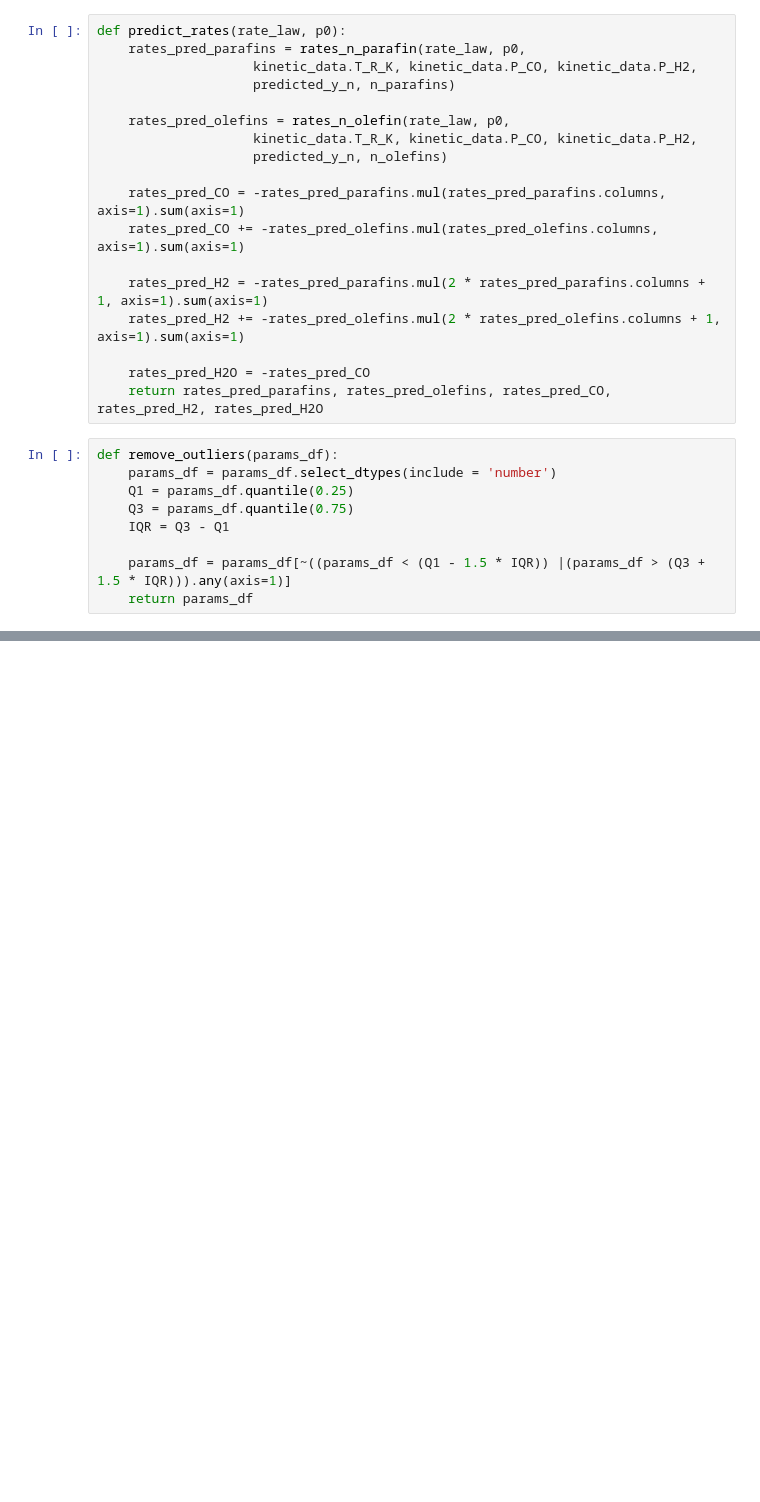
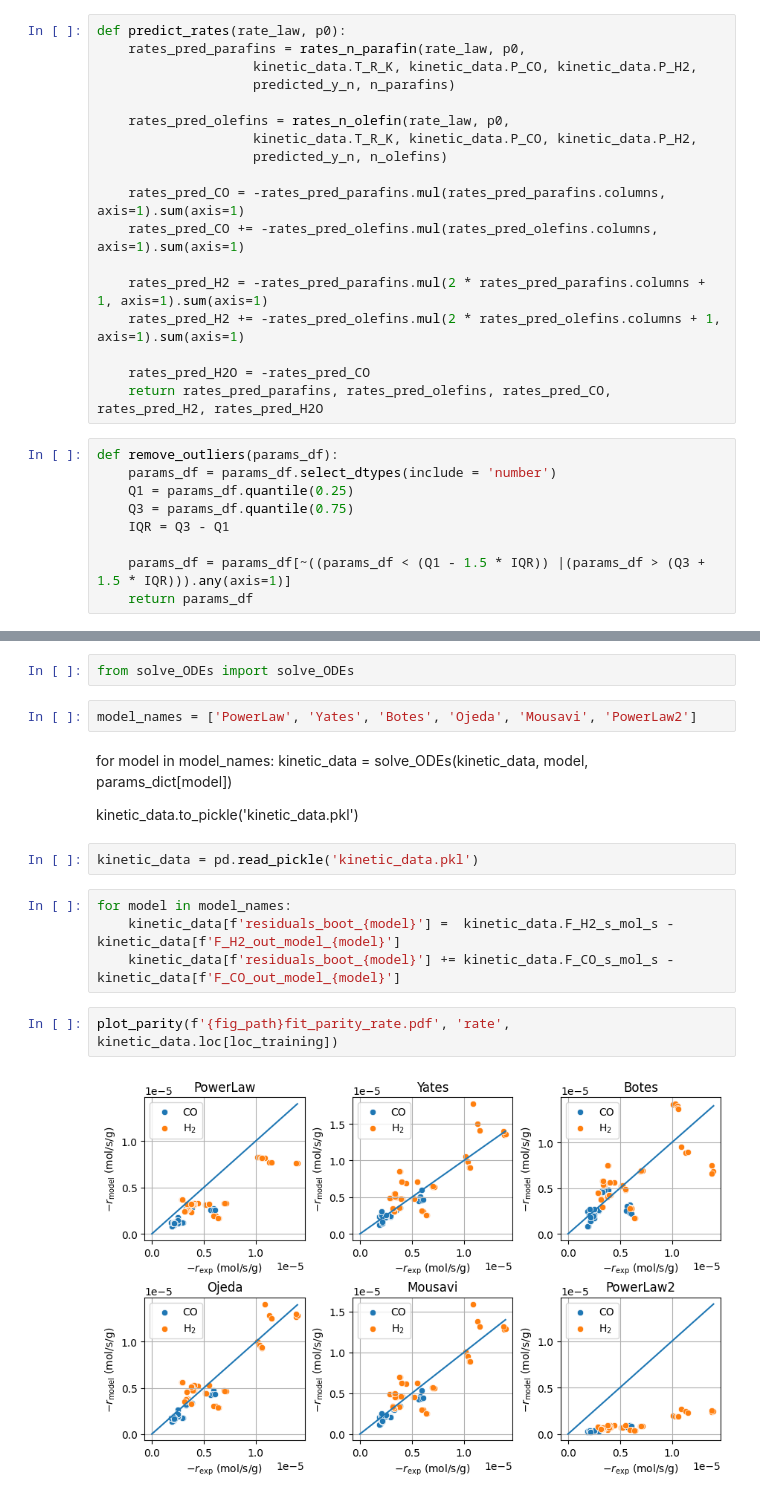
Before and after one commit to rafaelbeloduarte/SAF_kinetics_paper_code_with_WGS, a Jupyter notebook: differential_regression.ipynb, the cells around one changed output, grey strips where cells are left out. Cells and saved outputs as stored; diff of their text form; blank space fills up the shorter version.

```diff
--- a/differential_regression.ipynb
+++ b/differential_regression.ipynb
@@ -793,0 +737,19 @@ median & 1.48E-04 & 125 & 18.12 & 137108 \\
+# %%
+from solve_ODEs import solve_ODEs
+# %%
+model_names = ['PowerLaw', 'Yates', 'Botes', 'Ojeda', 'Mousavi', 'PowerLaw2']
+# %% [markdown]
+for model in model_names:
+    kinetic_data = solve_ODEs(kinetic_data, model, params_dict[model])
+
+kinetic_data.to_pickle('kinetic_data.pkl')
+# %%
+kinetic_data = pd.read_pickle('kinetic_data.pkl')
+# %%
+for model in model_names:
+    kinetic_data[f'residuals_boot_{model}'] =  kinetic_data.F_H2_s_mol_s - kinetic_data[f'F_H2_out_model_{model}']
+    kinetic_data[f'residuals_boot_{model}'] += kinetic_data.F_CO_s_mol_s - kinetic_data[f'F_CO_out_model_{model}']
+# %%
+plot_parity(f'{fig_path}fit_parity_rate.pdf', 'rate', kinetic_data.loc[loc_training])
+# %% [output]
+[figure, added]
```
Also changed, not shown: parts of 106 cells of this notebook, 25 other files.
